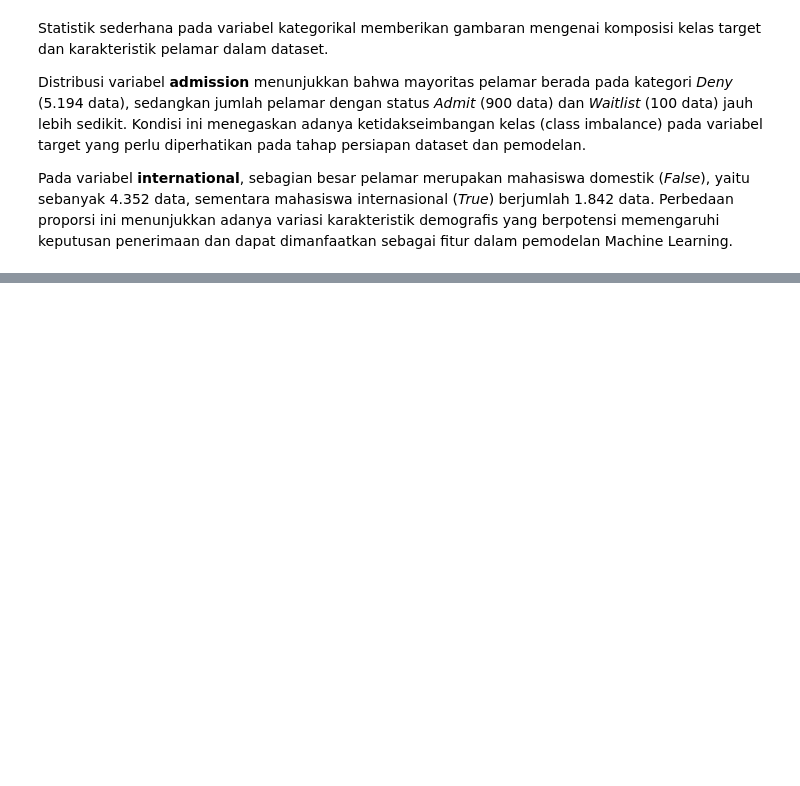
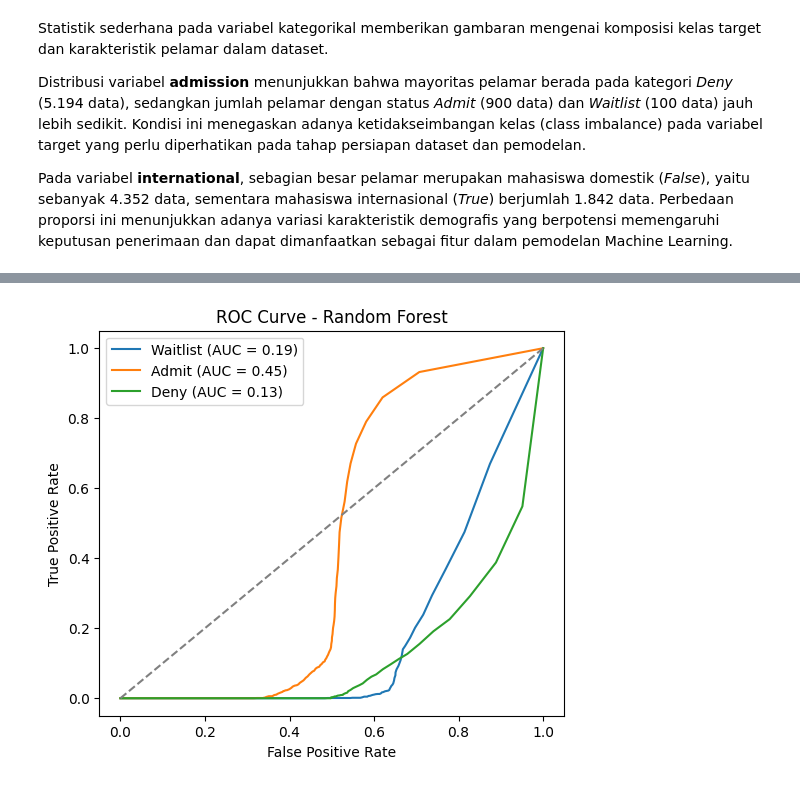
Before and after one commit to prmatasari/Tugas-Besar-Fintech-MBA, a Jupyter notebook: Tugas_Besar_MBA_Admission_dataset,_Class_2025.ipynb, the cells around one changed output, grey strips where cells are left out. Saved outputs shown, nothing was run; the diff lists cells and outputs as text; code cells hidden in the pictures; blank space fills up the shorter version.

```diff
--- a/Tugas_Besar_MBA_Admission_dataset,_Class_2025.ipynb
+++ b/Tugas_Besar_MBA_Admission_dataset,_Class_2025.ipynb
@@ -246,0 +296,10 @@ Pada variabel **international**, sebagian besar pelamar merupakan mahasiswa dome
+# %%
+from imblearn.over_sampling import SMOTE
+
+# Inisialisasi SMOTE
+smote = SMOTE(random_state=42)
+
+X_resampled, y_resampled = smote.fit_resample(X_encoded, y)
+
+# Cek distribusi setelah SMOTE
+y_resampled.value_counts()
@@ -246,0 +493,24 @@ Pada variabel **international**, sebagian besar pelamar merupakan mahasiswa dome
+# %%
+from sklearn.preprocessing import label_binarize
+from sklearn.metrics import roc_curve, auc
+
+# Binarisasi label untuk multi-class ROC
+classes = y_test.unique()
+y_test_bin = label_binarize(y_test, classes=classes)
+y_score = rf.predict_proba(X_test)
+
+plt.figure(figsize=(6,5))
+
+for i, cls in enumerate(classes):
+    fpr, tpr, _ = roc_curve(y_test_bin[:, i], y_score[:, i])
+    roc_auc = auc(fpr, tpr)
+    plt.plot(fpr, tpr, label=f'{cls} (AUC = {roc_auc:.2f})')
+
+plt.plot([0,1], [0,1], linestyle='--', color='gray')
+plt.xlabel('False Positive Rate')
+plt.ylabel('True Positive Rate')
+plt.title('ROC Curve - Random Forest')
+plt.legend()
+plt.show()
+# %% [output]
+[figure, added]
```
Also changed, not shown: parts of 29 cells of this notebook.
